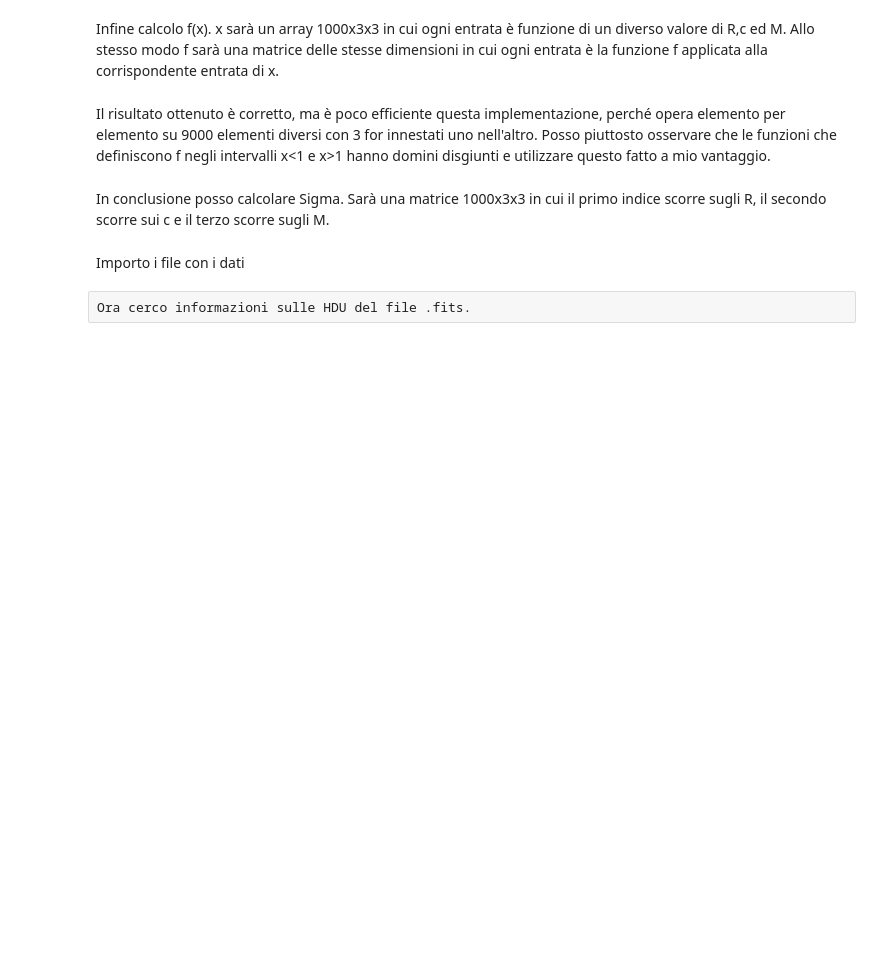
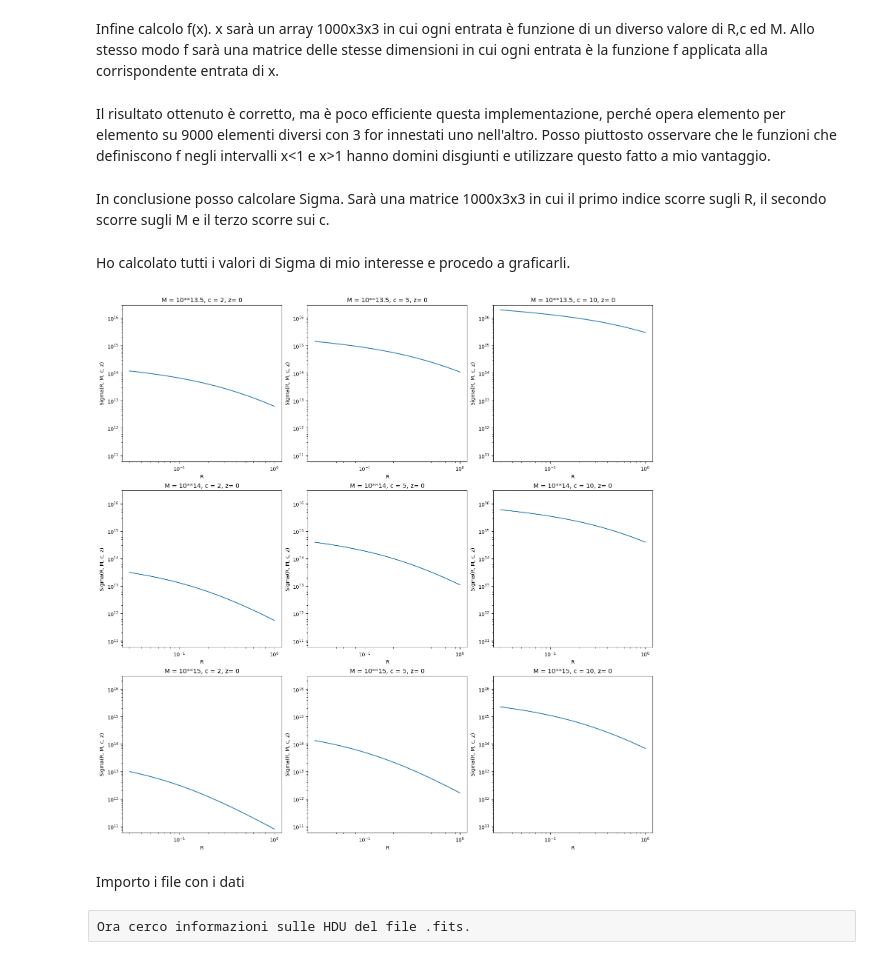
Before and after one commit to trett-0310/esame_tecniche, a Jupyter notebook: Fit NFW Density Profile.ipynb, the cells around one changed output. Cells and saved outputs as stored; diff of their text form; code cells hidden in the pictures; blank space fills up the shorter version.

Commit message:
Added density profile graphs

```diff
--- a/Fit NFW Density Profile.ipynb
+++ b/Fit NFW Density Profile.ipynb
@@ -22,7 +23,7 @@ Nota: Le entrate della matrice sono:
       [a2b1, a2b2, a2b3],
       [a3b1, a3b2, a3b3]])
 # %%
-r_s = np.outer(1/c, np.cbrt(3 * M / (4 * np.pi * 200 * rho_m * (1+z)**3)))
+r_s = np.outer(np.cbrt(3 * M / (4 * np.pi * 200 * rho_m * (1+z)**3)), 1/c)
 # %% [markdown]
 Calcolo rho_s.
 # %%
@@ -56,9 +57,40 @@ f2[np.isnan(f2)] = 0
 f = f1 + f2
 f = np.where(f == 0., 1./3, f)
 # %% [markdown]
-In conclusione posso calcolare Sigma. Sarà una matrice 1000x3x3 in cui il primo indice scorre sugli R, il secondo scorre sui c e il terzo scorre sugli M.
+In conclusione posso calcolare Sigma. Sarà una matrice 1000x3x3 in cui il primo indice scorre sugli R, il secondo scorre sugli M e il terzo scorre sui c.
 # %%
 Sigma = 2* rho_s * r_s * f
+# %% [markdown]
+Ho calcolato tutti i valori di Sigma di mio interesse e procedo a graficarli.
+# %%
+fig, axs = plt.subplots(3, 3, layout = 'constrained')
+fig.set_size_inches(15, 15)
+
+axs[0, 0].plot(R, Sigma[:, 0, 0])
+axs[0, 0].set_title('M = 10**13.5, c = 2, z= 0')
+axs[0, 1].plot(R, Sigma[:, 0, 1])
+axs[0, 1].set_title('M = 10**13.5, c = 5, z= 0')
+axs[0, 2].plot(R, Sigma[:, 0, 2])
+axs[0, 2].set_title('M = 10**13.5, c = 10, z= 0')
+axs[1, 0].plot(R, Sigma[:, 1, 0])
+axs[1, 0].set_title('M = 10**14, c = 2, z= 0')
+axs[1, 1].plot(R, Sigma[:, 1, 1])
+axs[1, 1].set_title('M = 10**14, c = 5, z= 0')
+axs[1, 2].plot(R, Sigma[:, 1, 2])
+axs[1, 2].set_title('M = 10**14, c = 10, z= 0')
+axs[2, 0].plot(R, Sigma[:, 2, 0])
+axs[2, 0].set_title('M = 10**15, c = 2, z= 0')
+axs[2, 1].plot(R, Sigma[:, 2, 1])
+axs[2, 1].set_title('M = 10**15, c = 5, z= 0')
+axs[2, 2].plot(R, Sigma[:, 2, 2])
+axs[2, 2].set_title('M = 10**15, c = 10, z= 0')
+
+
+
+for ax in axs.flat:
+    ax.set(xlabel = 'R', ylabel = 'Sigma(R, M, c, z)', xscale = 'log', yscale = 'log', ylim = [6e10, 3e16])
+# %% [output]
+[figure, added]
 # %% [markdown]
 Importo i file con i dati
 # %%
```
Also changed, not shown: parts of 3 cells of this notebook.
